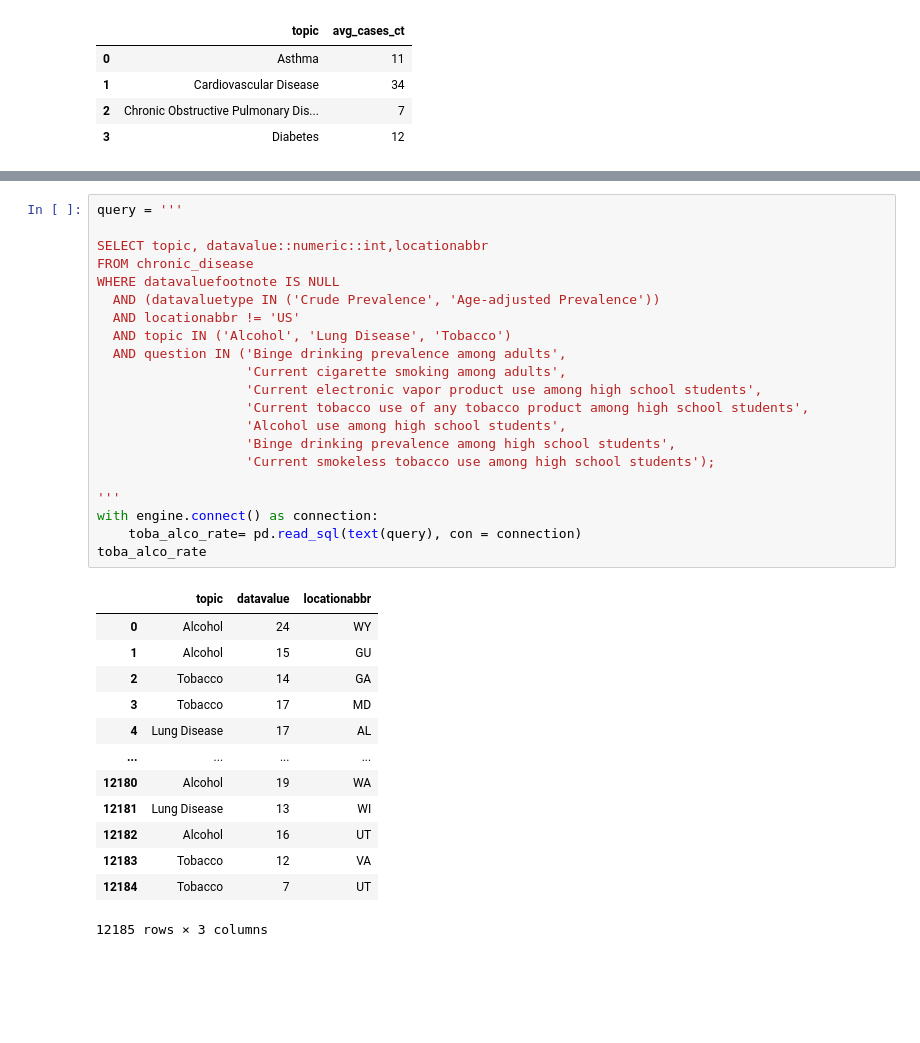
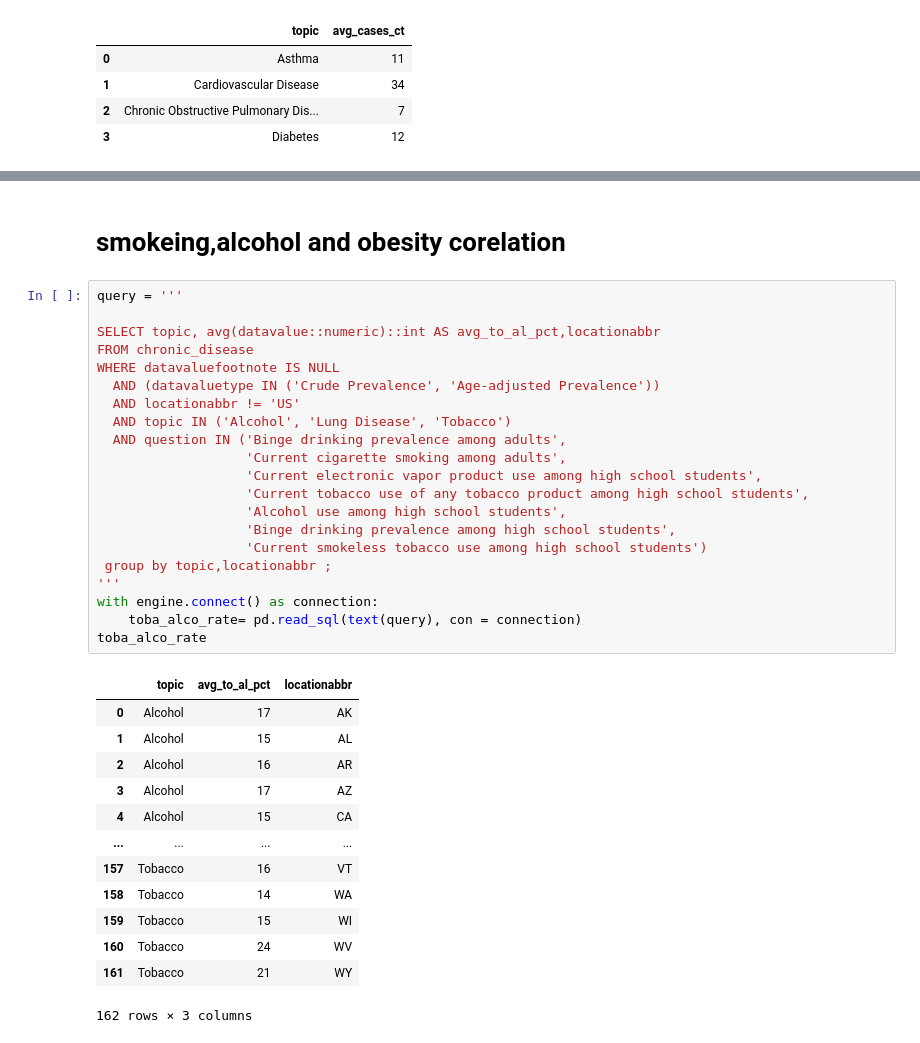
Before and after one commit to Khush0395/capstone_ptl, a Jupyter notebook: script/cd_pgpython.ipynb, the cells around one changed output, grey strips where cells are left out. Saved outputs shown, nothing was run; the diff lists cells and outputs as text; blank space fills up the shorter version.

```diff
--- a/script/cd_pgpython.ipynb
+++ b/script/cd_pgpython.ipynb
@@ -564,38 +572,40 @@ behavioural_habit_by_gender
+# %% [markdown]
+# smokeing,alcohol and obesity corelation
 # %%
 query = '''
 
-SELECT topic, datavalue::numeric::int,locationabbr
+SELECT topic, avg(datavalue::numeric)::int AS avg_to_al_pct,locationabbr
 FROM chronic_disease
 WHERE datavaluefootnote IS NULL
   AND (datavaluetype IN ('Crude Prevalence', 'Age-adjusted Prevalence'))
   AND locationabbr != 'US'
   AND topic IN ('Alcohol', 'Lung Disease', 'Tobacco')
   AND question IN ('Binge drinking prevalence among adults',
                    'Current cigarette smoking among adults',
                    'Current electronic vapor product use among high school students',
                    'Current tobacco use of any tobacco product among high school students',
                    'Alcohol use among high school students',
                    'Binge drinking prevalence among high school students',
-                   'Current smokeless tobacco use among high school students');
-
+                   'Current smokeless tobacco use among high school students')
+ group by topic,locationabbr ;
 '''
 with engine.connect() as connection:
     toba_alco_rate= pd.read_sql(text(query), con = connection)
 toba_alco_rate
 # %% [output]
-|  | topic | datavalue | locationabbr |
-| 0 | Alcohol | 24 | WY |
-| 1 | Alcohol | 15 | GU |
-| 2 | Tobacco | 14 | GA |
-| 3 | Tobacco | 17 | MD |
-| 4 | Lung Disease | 17 | AL |
+|  | topic | avg_to_al_pct | locationabbr |
+| 0 | Alcohol | 17 | AK |
+| 1 | Alcohol | 15 | AL |
+| 2 | Alcohol | 16 | AR |
+| 3 | Alcohol | 17 | AZ |
+| 4 | Alcohol | 15 | CA |
 | ... | ... | ... | ... |
-| 12180 | Alcohol | 19 | WA |
-| 12181 | Lung Disease | 13 | WI |
-| 12182 | Alcohol | 16 | UT |
-| 12183 | Tobacco | 12 | VA |
-| 12184 | Tobacco | 7 | UT |
+| 157 | Tobacco | 16 | VT |
+| 158 | Tobacco | 14 | WA |
+| 159 | Tobacco | 15 | WI |
+| 160 | Tobacco | 24 | WV |
+| 161 | Tobacco | 21 | WY |
-12185 rows × 3 columns
+162 rows × 3 columns
 # %%
 query = '''
 
```
Also changed, not shown: parts of 37 cells of this notebook, 2 other files.
